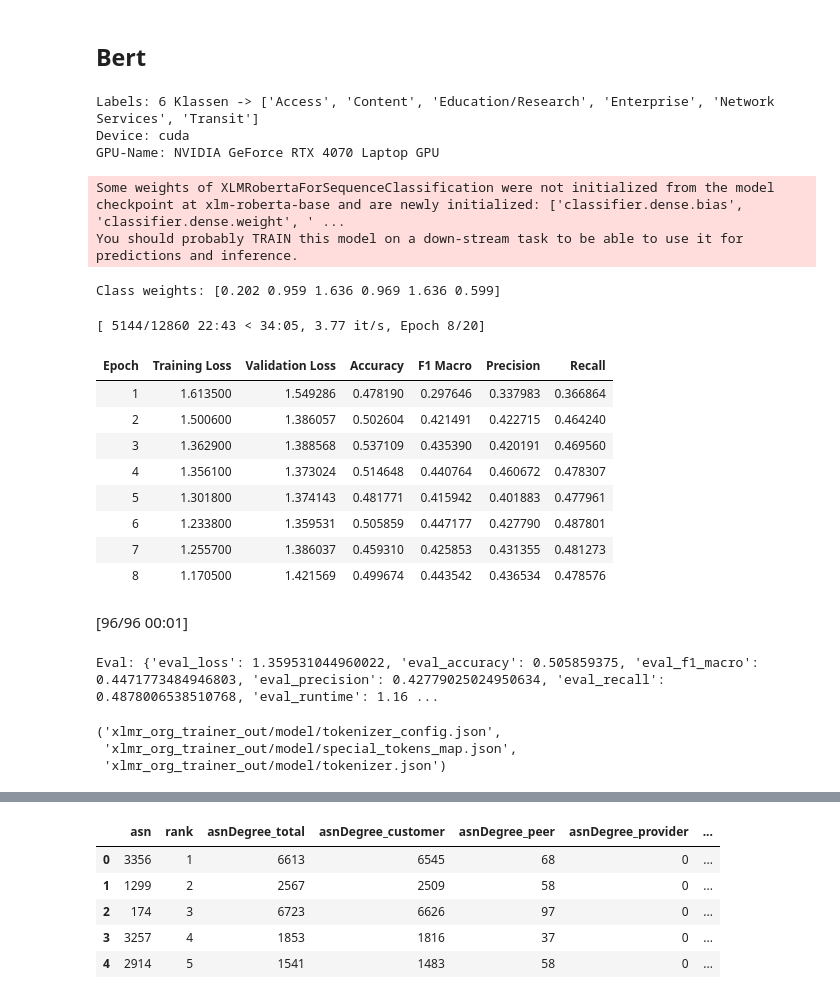
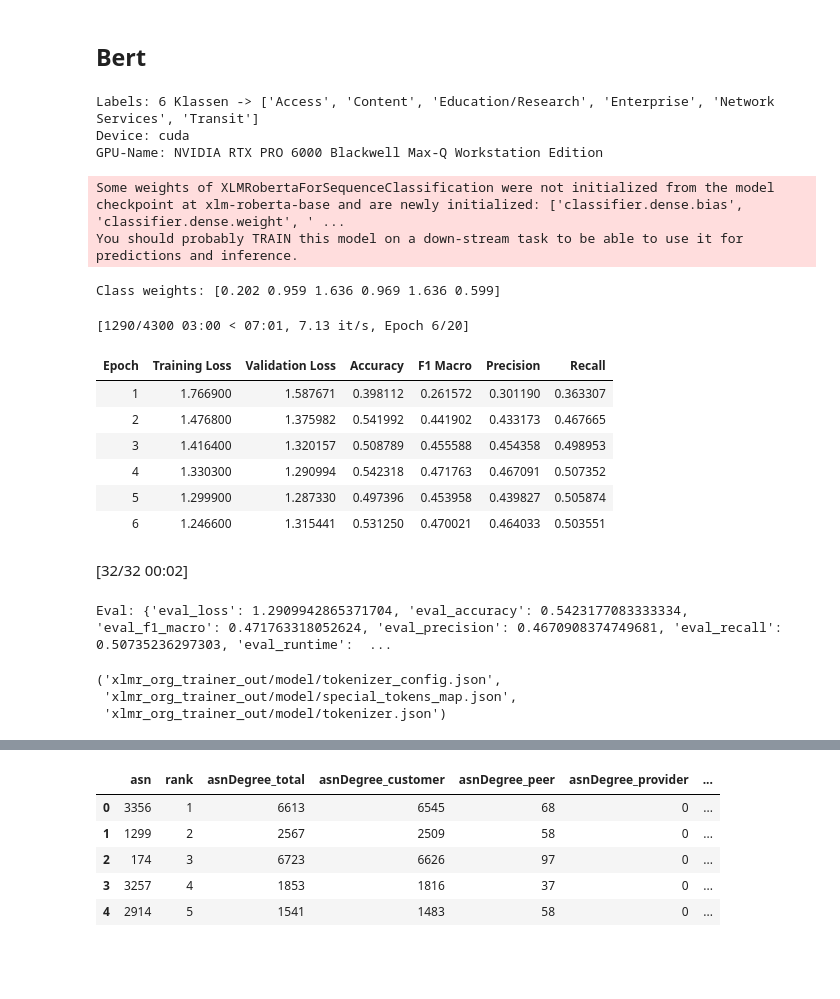
Before and after one commit to JohannesHartUniKassel/asn-classifier, a Jupyter notebook: notebooks/classificator/text_classification.ipynb, the cells around one changed output, grey strips where cells are left out. Cells and saved outputs as stored; diff of their text form; code cells hidden in the pictures; blank space fills up the shorter version.

```diff
--- a/notebooks/classificator/text_classification.ipynb
+++ b/notebooks/classificator/text_classification.ipynb
@@ -34,7 +34,7 @@ net_df.head()
 # Caida AS Names
 # %%
 import io
-with open('/workspaces/pytorch-gpu-2/preprocessing/data/caida/20251001.as-org2info.txt', 'r', newline='', encoding='utf-8') as input_file:
+with open('../../preprocessing/data/caida/20251001.as-org2info.txt', 'r', newline='', encoding='utf-8') as input_file:
     lines = input_file.readlines()
     # Buffers initialisieren
     aut_lines = []
@@ -66,7 +66,7 @@ with open('/workspaces/pytorch-gpu-2/preprocessing/data/caida/20251001.as-org2in
     org_buffer = io.StringIO("\n".join(org_lines))
     # DataFrames einlesen
     aut_df = pd.read_csv(aut_buffer, sep="|",
-                        names=["aut", "changed", "aut_name", "org_id", "opaque_id", "source"], usecols=["aut", "org_id", "source", "changed"])
+                        names=["aut", "changed", "aut_name", "org_id", "opaque_id", "source"], usecols=["aut", "org_id", "source", "changed", "aut_name"])
     org_df = pd.read_csv(org_buffer, sep="|",
                         names=["org_id", "changed", "org_name", "country", "source"], usecols=["org_id", "org_name", "country"])
 
@@ -84,6 +84,6 @@ joined_df.head()
 ## Join both
 # %%
 peering_df_joined = pd.merge(net_df, joined_df, left_on='asn', right_on='aut', how='left')
-peering_df_joined = peering_df_joined[['asn', 'org_name', 'country', 'source', 'info_type']]
+peering_df_joined = peering_df_joined[['asn', 'org_name', 'country', 'source', 'info_type', "aut_name"]]
 peering_df_joined.head()
 # %% [output]
@@ -205,7 +232,7 @@ WARMUP_RATIO = 0.06
 SEED         = 42
 OUT_DIR      = "xlmr_org_trainer_out"
 
-tok = AutoTokenizer.from_pretrained(MODEL_NAME)
+tok = AutoTokenizer.from_pretrained(MODEL_NAME, sep_token='</s>')
 le = LabelEncoder()
 
 le = LabelEncoder()
@@ -215,7 +242,10 @@ num_labels = len(le.classes_)
 print(f"Labels: {num_labels} Klassen ->", list(le.classes_))
 
 df["label_id"] = le.fit_transform(df["info_type"])
-
+df["org_name"] = df["org_name"].fillna("Unknown")
+df["aut_name"] = df["aut_name"].fillna("Unknown")
+SEP = tok.sep_token or "</s>"
+df["text"] = df["org_name"] + f" {SEP} " + df["aut_name"]
 
 df.fillna('Unknown', inplace=True)
 
@@ -229,7 +259,7 @@ else:
 
 # Train/Validation Split (stratifiziert)
 train_df, eval_df = train_test_split(
-    df[["org_name", "label_id"]],
+    df[["text", "label_id"]],
     test_size=0.13,
     random_state=SEED,
     stratify=df["label_id"]
@@ -238,8 +268,8 @@ train_df = train_df.reset_index(drop=True)
 eval_df  = eval_df.reset_index(drop=True)
 
 # Texte & Labels aus den bereits vorbereiteten DataFrames (train_df, eval_df)
-train_texts = train_df["org_name"].tolist()
-eval_texts  = eval_df["org_name"].tolist()
+train_texts = train_df["text"].tolist()
+eval_texts  = eval_df["text"].tolist()
 y_train_np  = train_df["label_id"].to_numpy()
 y_eval_np   = eval_df["label_id"].to_numpy()
 num_labels  = df["label_id"].nunique()
@@ -283,14 +313,38 @@ weights = weights / weights.mean()
 class_weights = torch.tensor(weights, dtype=torch.float, device=device)
 print("Class weights:", np.round(weights, 3))
 
+
 class WeightedTrainer(Trainer):
-    def compute_loss(self, model, inputs, return_outputs=False):
+    def compute_loss(self, model, inputs, return_outputs=False, **kwargs):  # <- **kwargs!
         labels = inputs.get("labels")
-        outputs = model(**{k:v for k,v in inputs.items() if k != "labels"})
-        logits = outputs.get("logits")
-        loss_fct = torch.nn.CrossEntropyLoss(weight=class_weights)
+        outputs = model(**{k: v for k, v in inputs.items() if k != "labels"})
+        # ModelOutput kann dict-ähnlich oder Attribute sein:
+        logits = outputs["logits"] if isinstance(outputs, dict) else outputs.logits
+
+        # class_weights sicher auf dasselbe Device wie logits legen:
+        cw = class_weights.to(logits.device)
+        loss_fct = torch.nn.CrossEntropyLoss(weight=cw)
         loss = loss_fct(logits.view(-1, num_labels), labels.view(-1))
         return (loss, outputs) if return_outputs else loss
+    def compute_metrics(eval_pred):
+    # eval_pred ist i.d.R. EvalPrediction
+        try:
+            preds = eval_pred.predictions
+            labels = eval_pred.label_ids
+        except Exception:
+            preds, labels = eval_pred  # Fallback
+
+        # Bei manchen Modellen kommt predictions als Tuple (logits, ...)
+        if isinstance(preds, (tuple, list)):
+            preds = preds[0]
+
+        y_pred = np.argmax(preds, axis=-1)
+        return {
+            "accuracy":  float(accuracy_score(labels, y_pred)),
+            "f1_macro":  float(f1_score(labels, y_pred, average="macro")),
+            "precision": float(precision_score(labels, y_pred, average="macro", zero_division=0)),
+            "recall":    float(recall_score(labels, y_pred, average="macro")),
+        }
 
 args = TrainingArguments(
     output_dir=OUT_DIR + "/checkpoints",
@@ -298,7 +352,7 @@ args = TrainingArguments(
     per_device_train_batch_size=BATCH_SIZE,
     per_device_eval_batch_size=BATCH_SIZE,
     learning_rate=LR,
-    evaluation_strategy="epoch",
+    eval_strategy="epoch",
     save_strategy="epoch",
     load_best_model_at_end=True,
     metric_for_best_model="f1_macro",
@@ -318,45 +372,43 @@ def compute_metrics(eval_pred):
         "accuracy":  float(accuracy_score(labels, preds)),
         "f1_macro":  float(f1_score(labels, preds, average="macro")),
         "precision": float(precision_score(labels, preds, average="macro", zero_division=0)),
         "recall":    float(recall_score(labels, preds, average="macro")),
     }
 
 trainer = WeightedTrainer(
     model=model,
     args=args,
     train_dataset=ds_train,
     eval_dataset=ds_eval,
     tokenizer=tok,
     data_collator=collator,
     compute_metrics=compute_metrics,
     callbacks=[EarlyStoppingCallback(early_stopping_patience=2)]
 )
 
 trainer.train()
 metrics = trainer.evaluate()
 print("Eval:", metrics)
 
 trainer.save_model(OUT_DIR + "/model")
 tok.save_pretrained(OUT_DIR + "/model")
 # %% [output]
 Labels: 6 Klassen -> ['Access', 'Content', 'Education/Research', 'Enterprise', 'Network Services', 'Transit']
 Device: cuda
-GPU-Name: NVIDIA GeForce RTX 4070 Laptop GPU
+GPU-Name: NVIDIA RTX PRO 6000 Blackwell Max-Q Workstation Edition
 Some weights of XLMRobertaForSequenceClassification were not initialized from the model checkpoint at xlm-roberta-base and are newly initialized: ['classifier.dense.bias', 'classifier.dense.weight', ' ...
 You should probably TRAIN this model on a down-stream task to be able to use it for predictions and inference.
 Class weights: [0.202 0.959 1.636 0.969 1.636 0.599]
-[ 5144/12860 22:43 < 34:05, 3.77 it/s, Epoch 8/20]
+[1290/4300 03:00 < 07:01, 7.13 it/s, Epoch 6/20]
 | Epoch | Training Loss | Validation Loss | Accuracy | F1 Macro | Precision | Recall |
-| 1 | 1.613500 | 1.549286 | 0.478190 | 0.297646 | 0.337983 | 0.366864 |
-| 2 | 1.500600 | 1.386057 | 0.502604 | 0.421491 | 0.422715 | 0.464240 |
-| 3 | 1.362900 | 1.388568 | 0.537109 | 0.435390 | 0.420191 | 0.469560 |
-| 4 | 1.356100 | 1.373024 | 0.514648 | 0.440764 | 0.460672 | 0.478307 |
-| 5 | 1.301800 | 1.374143 | 0.481771 | 0.415942 | 0.401883 | 0.477961 |
-| 6 | 1.233800 | 1.359531 | 0.505859 | 0.447177 | 0.427790 | 0.487801 |
-| 7 | 1.255700 | 1.386037 | 0.459310 | 0.425853 | 0.431355 | 0.481273 |
-| 8 | 1.170500 | 1.421569 | 0.499674 | 0.443542 | 0.436534 | 0.478576 |
+| 1 | 1.766900 | 1.587671 | 0.398112 | 0.261572 | 0.301190 | 0.363307 |
+| 2 | 1.476800 | 1.375982 | 0.541992 | 0.441902 | 0.433173 | 0.467665 |
+| 3 | 1.416400 | 1.320157 | 0.508789 | 0.455588 | 0.454358 | 0.498953 |
+| 4 | 1.330300 | 1.290994 | 0.542318 | 0.471763 | 0.467091 | 0.507352 |
+| 5 | 1.299900 | 1.287330 | 0.497396 | 0.453958 | 0.439827 | 0.505874 |
+| 6 | 1.246600 | 1.315441 | 0.531250 | 0.470021 | 0.464033 | 0.503551 |
-[96/96 00:01]
+[32/32 00:02]
-Eval: {'eval_loss': 1.359531044960022, 'eval_accuracy': 0.505859375, 'eval_f1_macro': 0.4471773484946803, 'eval_precision': 0.42779025024950634, 'eval_recall': 0.4878006538510768, 'eval_runtime': 1.16 ...
+Eval: {'eval_loss': 1.2909942865371704, 'eval_accuracy': 0.5423177083333334, 'eval_f1_macro': 0.471763318052624, 'eval_precision': 0.4670908374749681, 'eval_recall': 0.50735236297303, 'eval_runtime':  ...
 ('xlmr_org_trainer_out/model/tokenizer_config.json',
  'xlmr_org_trainer_out/model/special_tokens_map.json',
  'xlmr_org_trainer_out/model/tokenizer.json')
```
Also changed, not shown: parts of 50 cells of this notebook, 18 other files.
